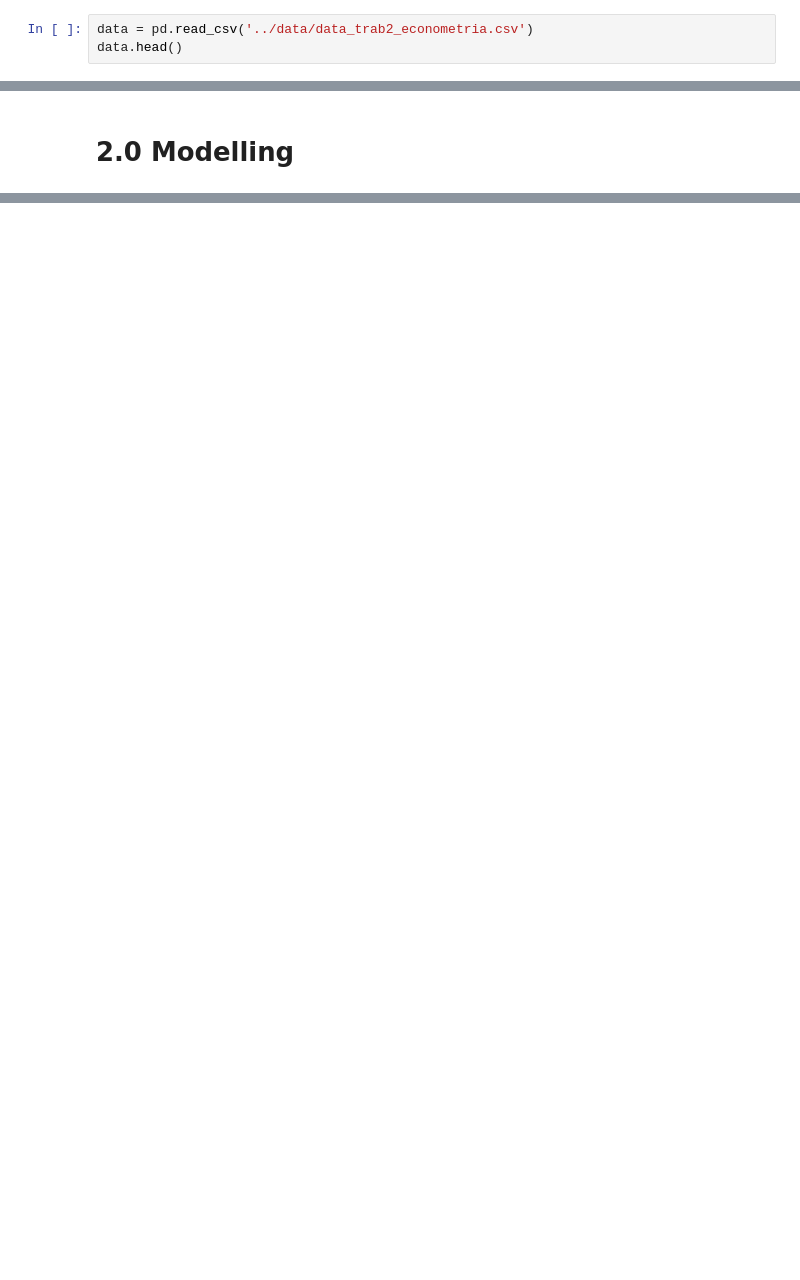
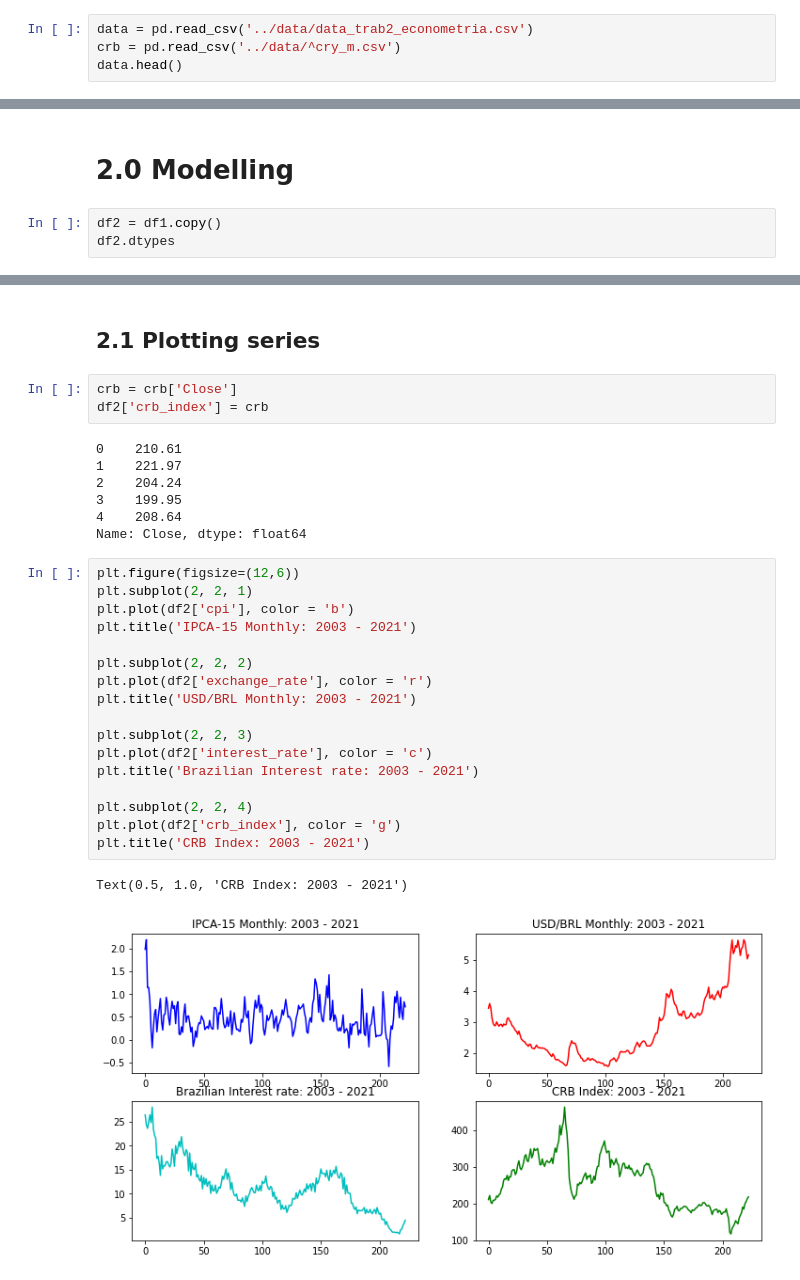
Before and after one commit to joaovictordesouzaduarte/var_model, a Jupyter notebook: notebook/var_forecasting.ipynb, the cells around one changed output, grey strips where cells are left out. Drawn from its saved outputs; the diff is of its cells as text; blank space fills up the shorter version.

```diff
--- a/notebook/var_forecasting.ipynb
+++ b/notebook/var_forecasting.ipynb
@@ -16,6 +12,7 @@ ModuleNotFoundError: No module named 'statsmodels'
 ## **0.1 Load Dataset**
 # %%
 data = pd.read_csv('../data/data_trab2_econometria.csv')
+crb = pd.read_csv('../data/^cry_m.csv')
 data.head()
 # %% [output]
 |  | Data | inflacao | cambio | juros |
@@ -125,2 +122,5 @@ m
 # %% [markdown]
 # **2.0 Modelling**
+# %%
+df2 = df1.copy()
+df2.dtypes
@@ -126,0 +133,32 @@ m
+# %% [markdown]
+## **2.1 Plotting series**
+# %%
+crb = crb['Close']
+df2['crb_index'] = crb
+# %% [output]
+0    210.61
+1    221.97
+2    204.24
+3    199.95
+4    208.64
+Name: Close, dtype: float64
+# %%
+plt.figure(figsize=(12,6))
+plt.subplot(2, 2, 1)
+plt.plot(df2['cpi'], color = 'b')
+plt.title('IPCA-15 Monthly: 2003 - 2021')
+
+plt.subplot(2, 2, 2)
+plt.plot(df2['exchange_rate'], color = 'r')
+plt.title('USD/BRL Monthly: 2003 - 2021')
+
+plt.subplot(2, 2, 3)
+plt.plot(df2['interest_rate'], color = 'c')
+plt.title('Brazilian Interest rate: 2003 - 2021')
+
+plt.subplot(2, 2, 4)
+plt.plot(df2['crb_index'], color = 'g')
+plt.title('CRB Index: 2003 - 2021')
+# %% [output]
+Text(0.5, 1.0, 'CRB Index: 2003 - 2021')
+[figure, added]
```
Also changed, not shown: parts of 6 cells of this notebook, 1 other file.
